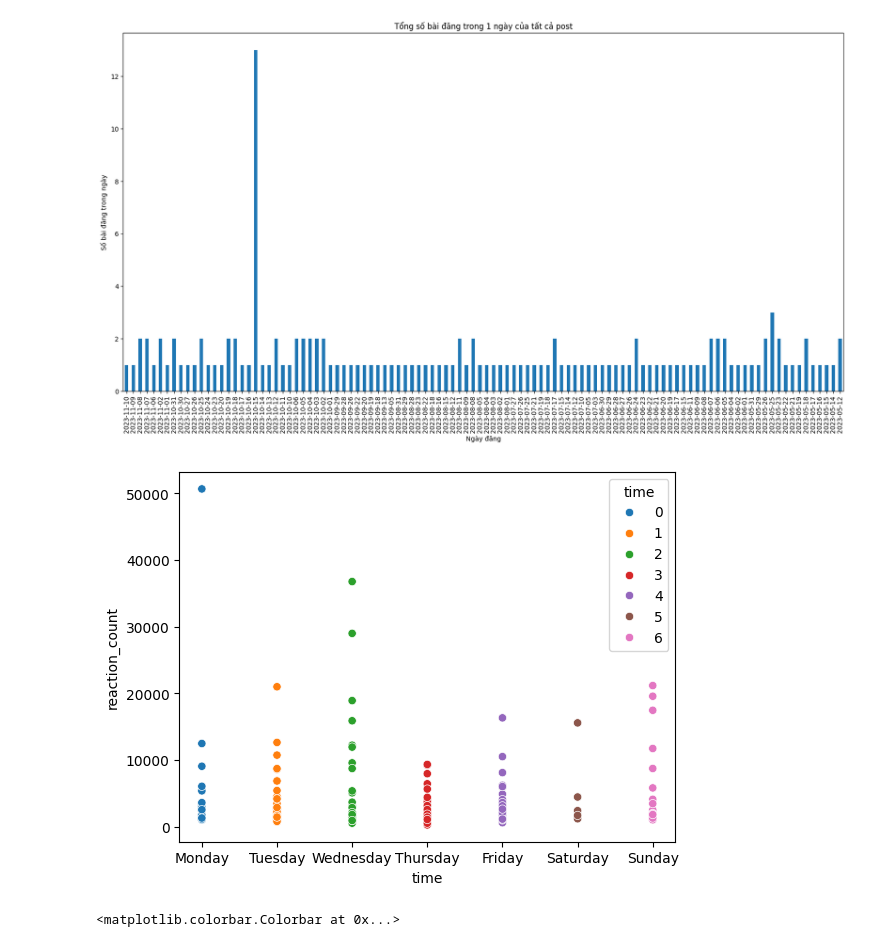
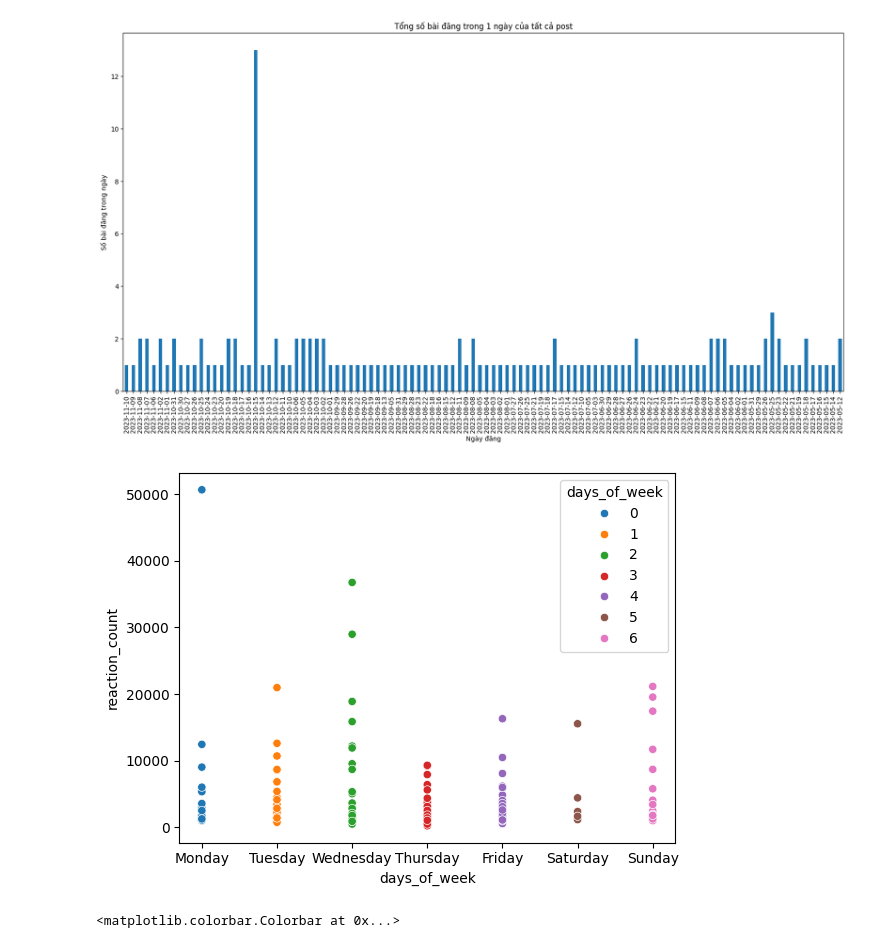
Before and after one commit to dphieu/final_project_python, a Jupyter notebook: Analyze_Data.ipynb, the cells around one changed output. Drawn from its saved outputs; the diff is of its cells as text; code cells hidden in the pictures.

```diff
--- a/Analyze_Data.ipynb
+++ b/Analyze_Data.ipynb
@@ -112,3 +112,8 @@ just_react
 | 142 | 6220265584675545 | What's on the weekend plans in Mi... | 1488.0 | 1056.0 | 10.0 | 7.0 | 4.0 | 2.0 | 51.0 | 81 | ... |
 | 143 | 6219792901389480 | Put on your best garb and join Je... | 779.0 | 308.0 | 6.0 | 10.0 | 1.0 | 1.0 | 16.0 | 47 | ... |
 144 rows × 12 columns
+# %%
+# tạo cột lưu độ dài bài viết
+all_reactions['text'] = all_reactions['text'].astype(str)
+all_reactions['post_text_length'] = all_reactions['text'].apply(len)
+all_reactions['post_text_length'].head(10)
@@ -310,15 +333,14 @@ plt.ylabel('Số bài đăng trong ngày')
 Text(0, 0.5, 'Số bài đăng trong ngày')
 [figure]
 # %%
-cooked_fre_week = cooked_df.copy()
-cooked_fre_week['time'] = pd.to_datetime(cooked_fre_week['time'])
-cooked_fre_week['time'] = cooked_fre_week['time'].dt.day_of_week
+all_reactions['days_of_week'] = pd.to_datetime(all_reactions['time'])
+all_reactions['days_of_week'] = all_reactions['days_of_week'].dt.day_of_week
 
 days_of_week = ['Monday', 'Tuesday', 'Wednesday', 'Thursday', 'Friday', 'Saturday', 'Sunday']
 
-sns.scatterplot(x=cooked_fre_week['time'], y=cooked_fre_week['reaction_count'], hue=cooked_fre_week['time'], palette='tab10')
+sns.scatterplot(x=all_reactions['days_of_week'], y=all_reactions['reaction_count'], hue=all_reactions['days_of_week'], palette='tab10')
 plt.xticks(range(7), days_of_week)
 plt.show()
 # %% [output]
-[figure, old version]
+[figure, new version]
 # %%
```
Also changed, not shown: parts of 18 cells of this notebook.
